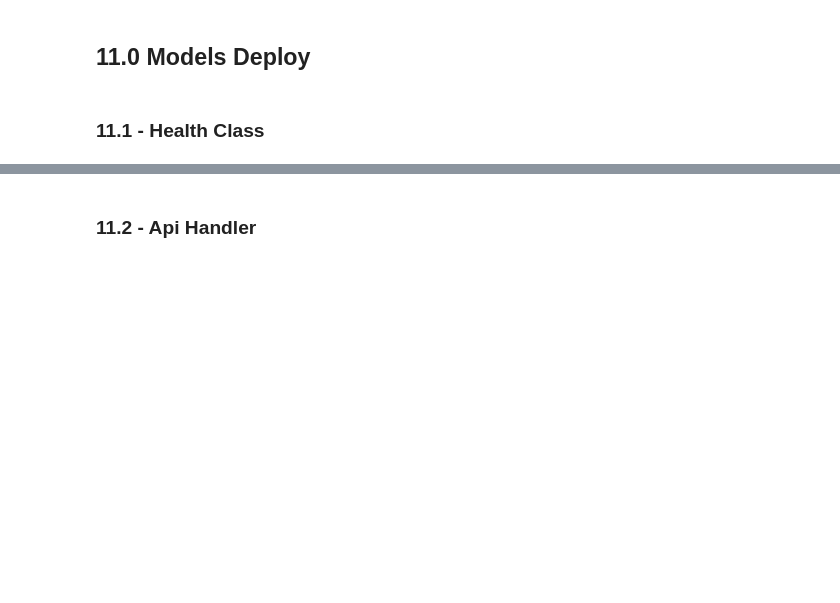
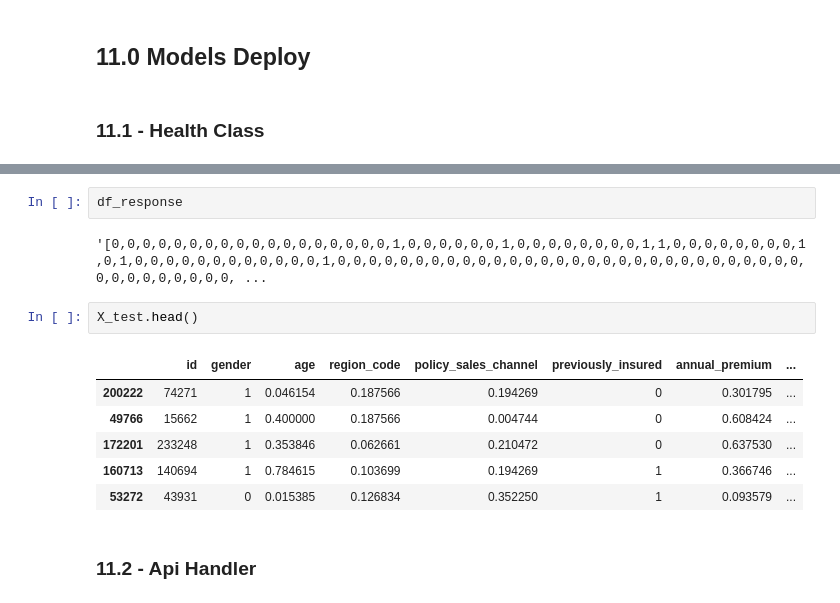
Before and after one commit to andersonrenatobonif/health_insurance, a Jupyter notebook: v01_health_insurance.ipynb, the cells around one changed output, grey strips where cells are left out. Saved outputs shown, nothing was run; the diff lists cells and outputs as text; blank space fills up the shorter version.

```diff
--- a/v01_health_insurance.ipynb
+++ b/v01_health_insurance.ipynb
@@ -1277,3 +1293,16 @@ class health (object):
+# %%
+df_response
+# %% [output]
+'[0,0,0,0,0,0,0,0,0,0,0,0,0,0,0,0,0,0,1,0,0,0,0,0,0,1,0,0,0,0,0,0,0,0,1,1,0,0,0,0,0,0,0,0,1,0,1,0,0,0,0,0,0,0,0,0,0,0,0,1,0,0,0,0,0,0,0,0,0,0,0,0,0,0,0,0,0,0,0,0,0,0,0,0,0,0,0,0,0,0,0,0,0,0,0,0,0,0,0, ...
+# %%
+X_test.head()
+# %% [output]
+|  | id | gender | age | region_code | policy_sales_channel | previously_insured | annual_premium | ... |
+| 200222 | 74271 | 1 | 0.046154 | 0.187566 | 0.194269 | 0 | 0.301795 | ... |
+| 49766 | 15662 | 1 | 0.400000 | 0.187566 | 0.004744 | 0 | 0.608424 | ... |
+| 172201 | 233248 | 1 | 0.353846 | 0.062661 | 0.210472 | 0 | 0.637530 | ... |
+| 160713 | 140694 | 1 | 0.784615 | 0.103699 | 0.194269 | 1 | 0.366746 | ... |
+| 53272 | 43931 | 0 | 0.015385 | 0.126834 | 0.352250 | 1 | 0.093579 | ... |
 # %% [markdown]
 ### 11.2 - Api Handler
 # %%
```
Also changed, not shown: parts of 9 cells of this notebook, 7 other files.
